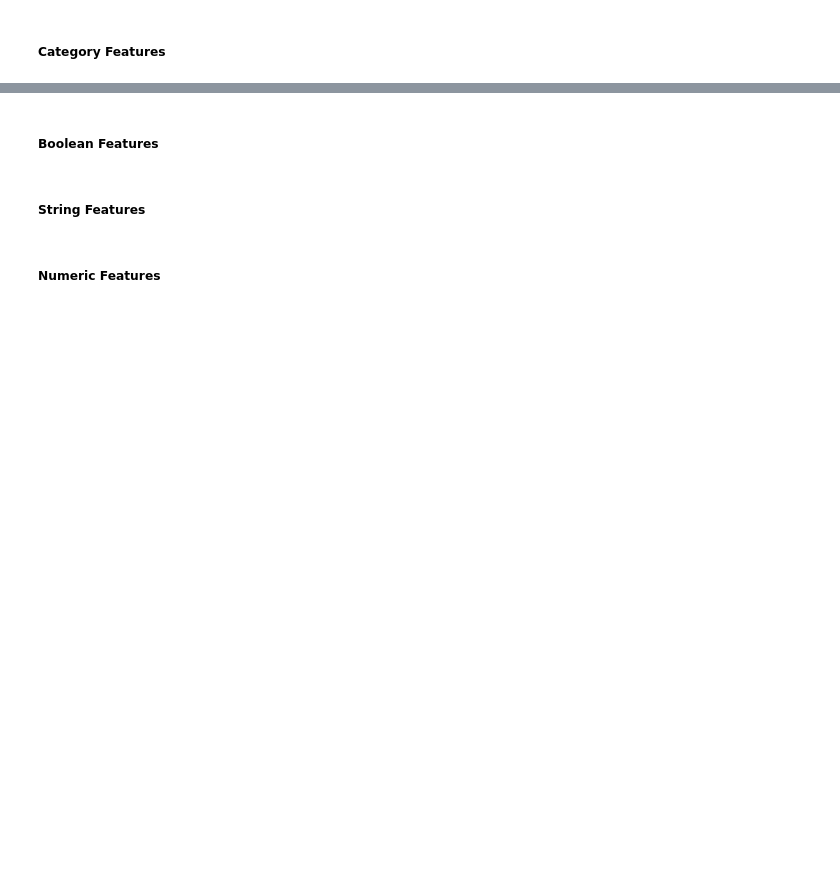
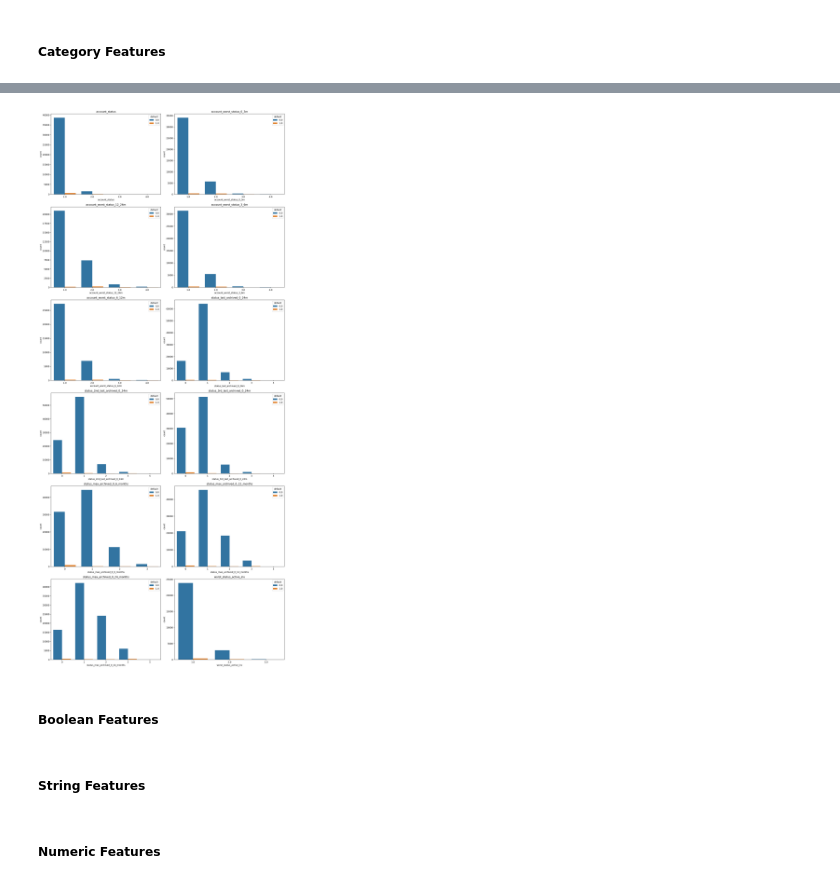
Before and after one commit to gfluz94/aws-deploy-cicd, a Jupyter notebook: notebooks/Training.ipynb, the cells around one changed output, grey strips where cells are left out. Drawn from its saved outputs; the diff is of its cells as text; code cells hidden in the pictures; blank space fills up the shorter version.

```diff
--- a/notebooks/Training.ipynb
+++ b/notebooks/Training.ipynb
@@ -127,3 +188,7 @@ Name: default, dtype: float64
+# %%
+plot_count(df, cat_features, hue="default")
+# %% [output]
+[figure, added]
 # %% [markdown]
 ##### Boolean Features
 # %% [markdown]
```
Also changed, not shown: parts of 8 cells of this notebook.
